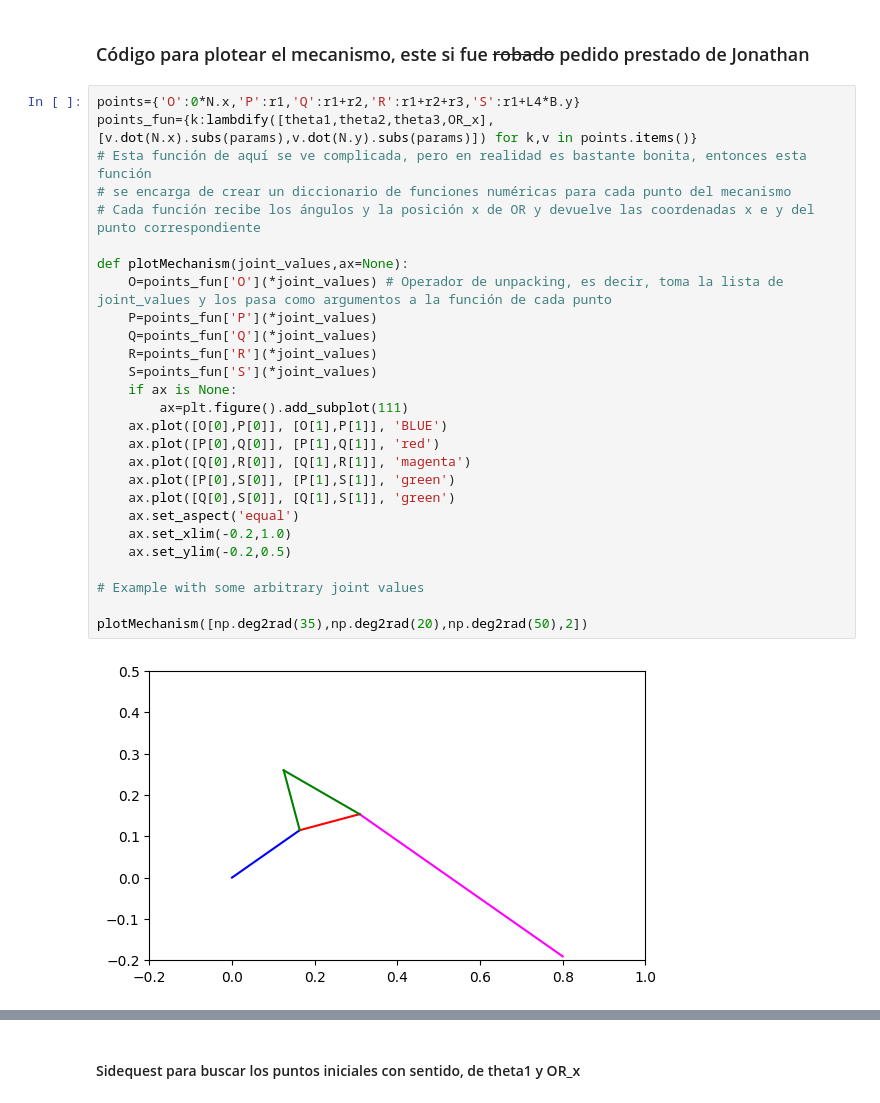
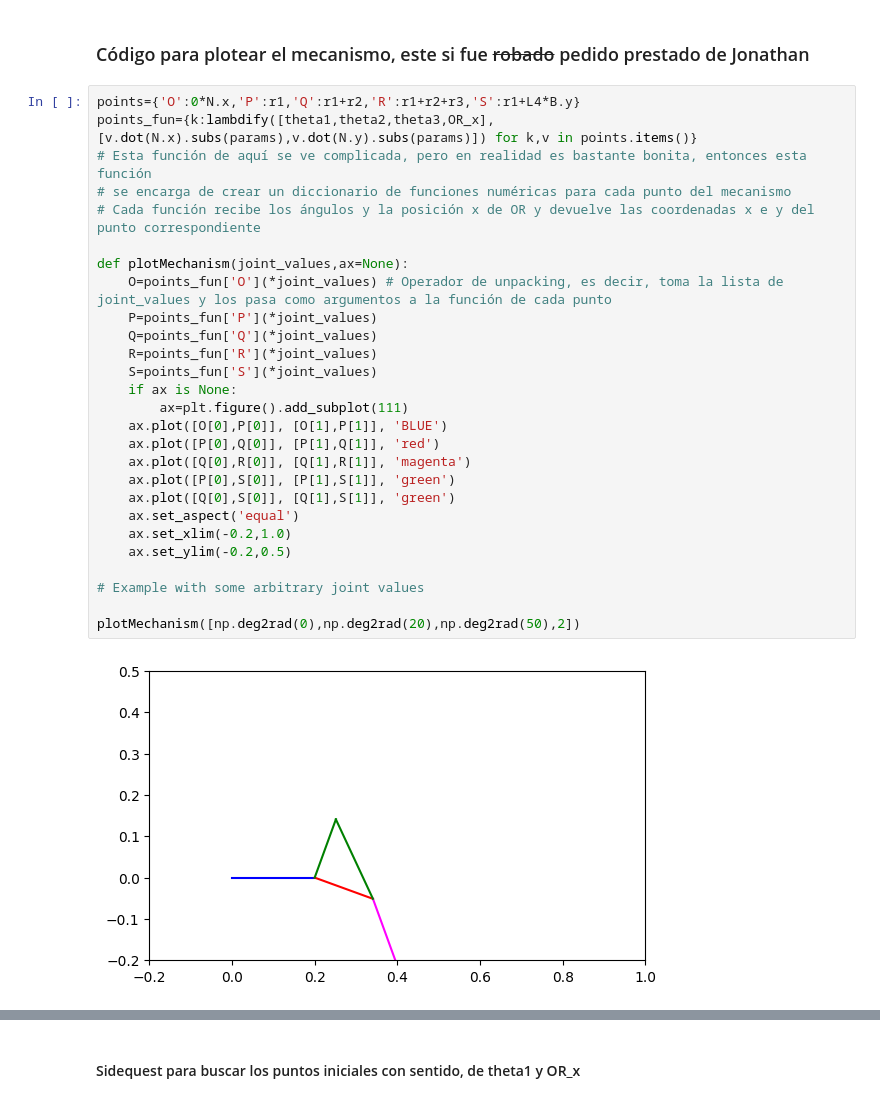
Before and after one commit to LuigiToby/IMEC2543, a Jupyter notebook: exp/LuisRodriguez_exp1_FK_IK.ipynb, the cells around one changed output, grey strips where cells are left out. Drawn from its saved outputs; the diff is of its cells as text.

```diff
--- a/exp/LuisRodriguez_exp1_FK_IK.ipynb
+++ b/exp/LuisRodriguez_exp1_FK_IK.ipynb
@@ -86,32 +86,32 @@ $\displaystyle 0.2\mathbf{\hat{a}_x} + 0.15\mathbf{\hat{b}_x} + 0.6\mathbf{\hat{
 # %%
 points={'O':0*N.x,'P':r1,'Q':r1+r2,'R':r1+r2+r3,'S':r1+L4*B.y}
 points_fun={k:lambdify([theta1,theta2,theta3,OR_x],[v.dot(N.x).subs(params),v.dot(N.y).subs(params)]) for k,v in points.items()}
 # Esta función de aquí se ve complicada, pero en realidad es bastante bonita, entonces esta función
 # se encarga de crear un diccionario de funciones numéricas para cada punto del mecanismo
 # Cada función recibe los ángulos y la posición x de OR y devuelve las coordenadas x e y del punto correspondiente
 
 def plotMechanism(joint_values,ax=None):
     O=points_fun['O'](*joint_values) # Operador de unpacking, es decir, toma la lista de joint_values y los pasa como argumentos a la función de cada punto
     P=points_fun['P'](*joint_values)
     Q=points_fun['Q'](*joint_values)
     R=points_fun['R'](*joint_values)
     S=points_fun['S'](*joint_values)
     if ax is None:
         ax=plt.figure().add_subplot(111)
     ax.plot([O[0],P[0]], [O[1],P[1]], 'BLUE')
     ax.plot([P[0],Q[0]], [P[1],Q[1]], 'red')
     ax.plot([Q[0],R[0]], [Q[1],R[1]], 'magenta')
     ax.plot([P[0],S[0]], [P[1],S[1]], 'green')
     ax.plot([Q[0],S[0]], [Q[1],S[1]], 'green')
     ax.set_aspect('equal')
     ax.set_xlim(-0.2,1.0)
     ax.set_ylim(-0.2,0.5)
 
 # Example with some arbitrary joint values
 
-plotMechanism([np.deg2rad(35),np.deg2rad(20),np.deg2rad(50),2])
+plotMechanism([np.deg2rad(0),np.deg2rad(20),np.deg2rad(50),2])
 # %% [output]
-[figure, old version]
+[figure, new version]
 # %%
 # También se puede definir de esta manera, solo quería mirar como funcionaba el ax.plot
 
```
Also changed, not shown: parts of 2 cells of this notebook, 1 other file.
